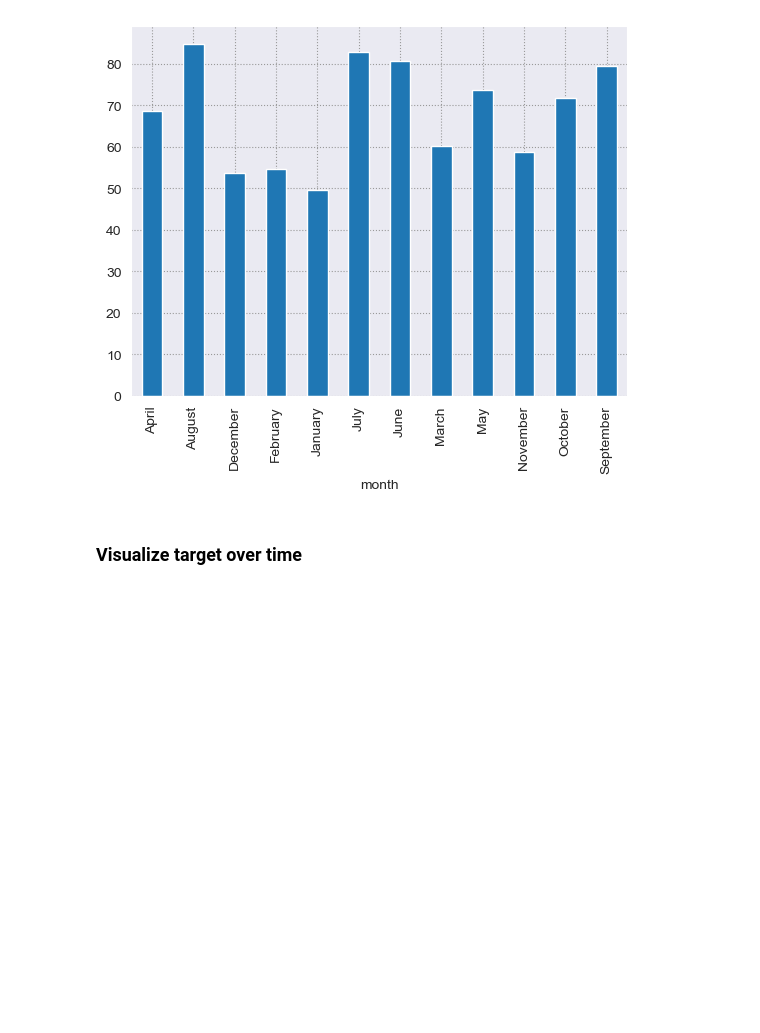
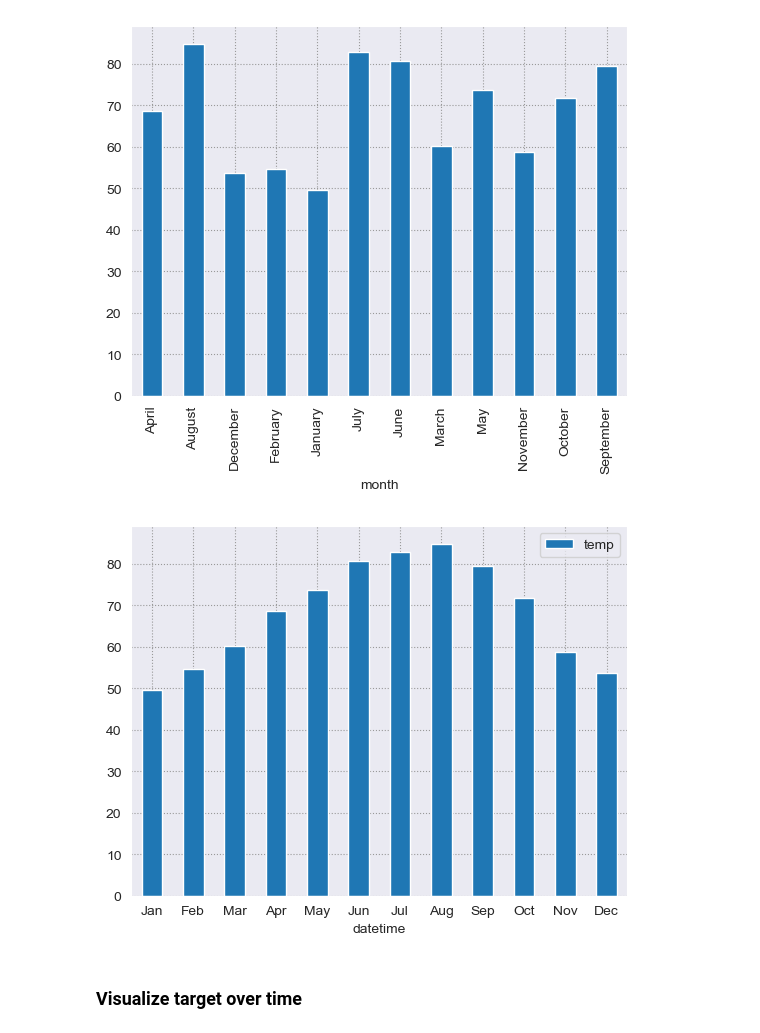
Before and after one commit to shawn-brown12/time_series, a Jupyter notebook: time_series_notes.ipynb, the cells around one changed output. Saved outputs shown, nothing was run; the diff lists cells and outputs as text; code cells hidden in the pictures; blank space fills up the shorter version.

```diff
--- a/time_series_notes.ipynb
+++ b/time_series_notes.ipynb
@@ -354,6 +354,12 @@ train.groupby('month')['temp'].mean().plot.bar()
 # %% [output]
 <AxesSubplot:xlabel='month'>
 [figure]
+# %%
+ax = train.groupby(train.index.strftime('%m-%b')).mean().plot.bar()
+ax.set_xticklabels([t.get_text()[3:] for t in ax.get_xticklabels()], rotation=0)
+None
+# %% [output]
+[figure, added]
 # %% [markdown]
 ### Visualize target over time
 # %%
```
Also changed, not shown: parts of 5 cells of this notebook, 3 other files.
